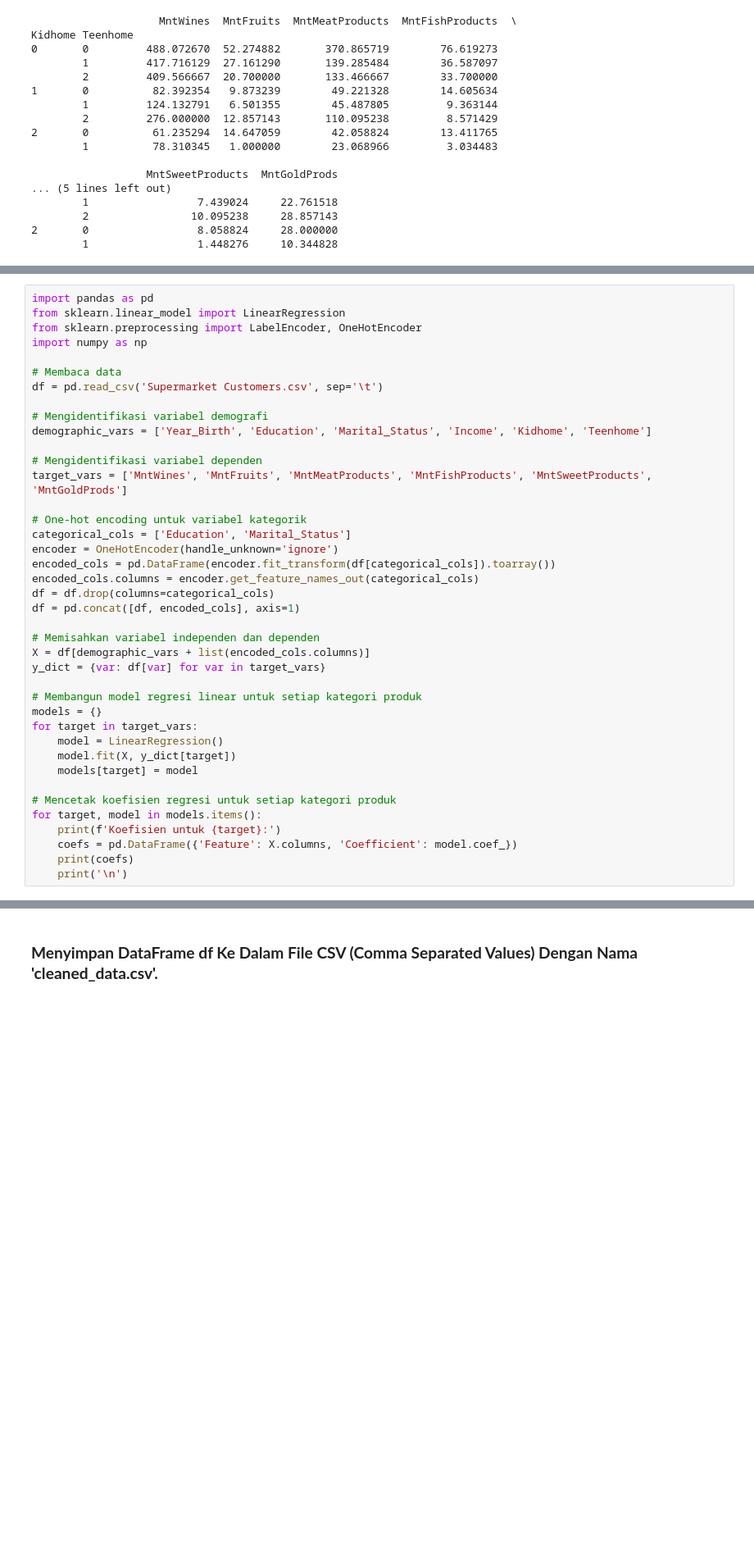
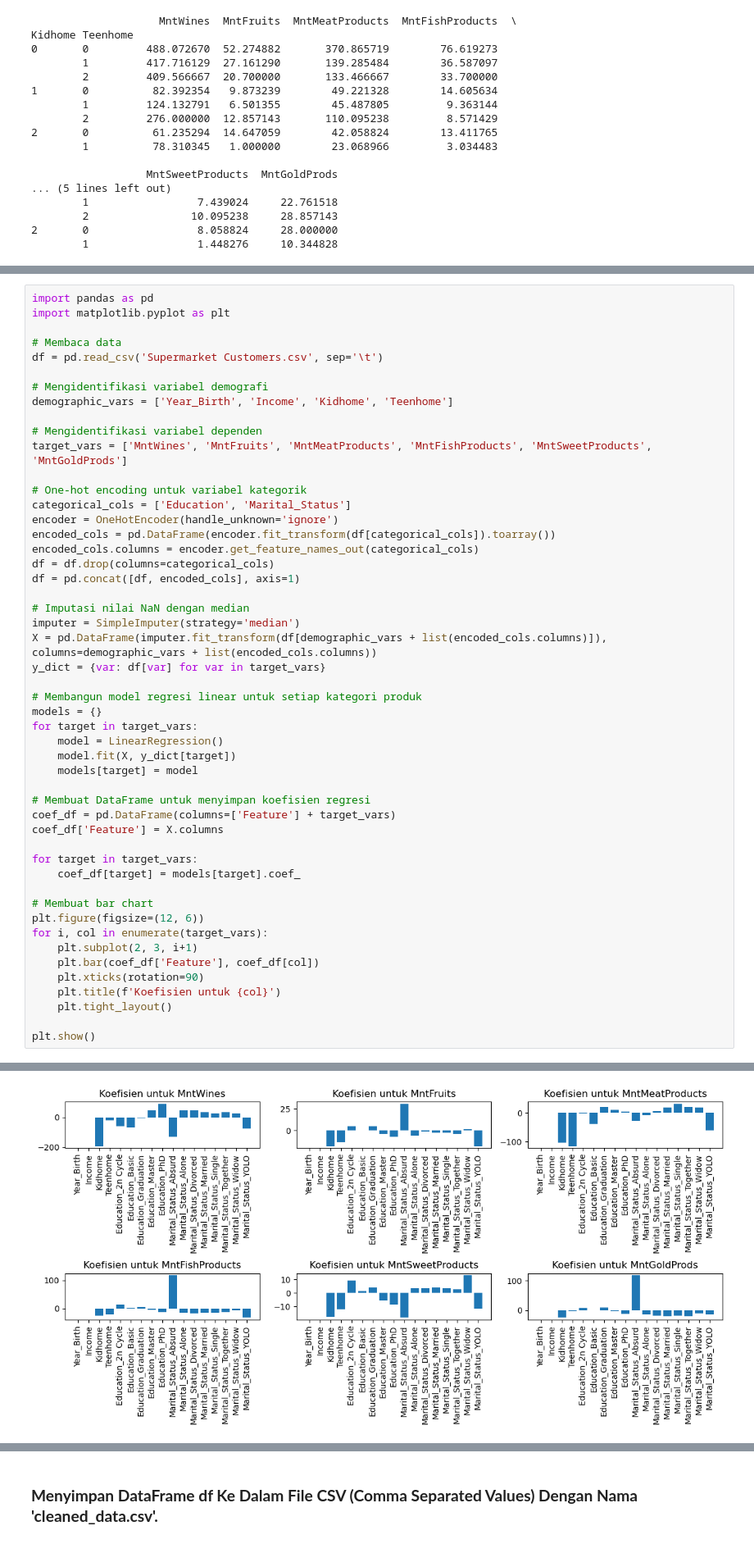
Before and after one commit to Riverroll/PurwadhikaCapstone2, a Jupyter notebook: Cap.ipynb, the cells around one changed output, grey strips where cells are left out. Shown at 82% size. Saved outputs shown, nothing was run; the diff lists cells and outputs as text; blank space fills up the shorter version.

```diff
--- a/Cap.ipynb
+++ b/Cap.ipynb
@@ -442,14 +440,12 @@ Index(['ID\tYear_Birth\tEducation\tMarital_Status\tIncome\tKidhome\tTeenhome\tDt
 # %%
 import pandas as pd
-from sklearn.linear_model import LinearRegression
-from sklearn.preprocessing import LabelEncoder, OneHotEncoder
-import numpy as np
+import matplotlib.pyplot as plt
 
 # Membaca data
 df = pd.read_csv('Supermarket Customers.csv', sep='\t')
 
 # Mengidentifikasi variabel demografi
-demographic_vars = ['Year_Birth', 'Education', 'Marital_Status', 'Income', 'Kidhome', 'Teenhome']
+demographic_vars = ['Year_Birth', 'Income', 'Kidhome', 'Teenhome']
 
 # Mengidentifikasi variabel dependen
 target_vars = ['MntWines', 'MntFruits', 'MntMeatProducts', 'MntFishProducts', 'MntSweetProducts', 'MntGoldProds']
@@ -462,8 +458,9 @@ encoded_cols.columns = encoder.get_feature_names_out(categorical_cols)
 df = df.drop(columns=categorical_cols)
 df = pd.concat([df, encoded_cols], axis=1)
 
-# Memisahkan variabel independen dan dependen
-X = df[demographic_vars + list(encoded_cols.columns)]
+# Imputasi nilai NaN dengan median
+imputer = SimpleImputer(strategy='median')
+X = pd.DataFrame(imputer.fit_transform(df[demographic_vars + list(encoded_cols.columns)]), columns=demographic_vars + list(encoded_cols.columns))
 y_dict = {var: df[var] for var in target_vars}
 
 # Membangun model regresi linear untuk setiap kategori produk
@@ -473,10 +470,21 @@ for target in target_vars:
     model.fit(X, y_dict[target])
     models[target] = model
 
-# Mencetak koefisien regresi untuk setiap kategori produk
-for target, model in models.items():
-    print(f'Koefisien untuk {target}:')
-    coefs = pd.DataFrame({'Feature': X.columns, 'Coefficient': model.coef_})
-    print(coefs)
-    print('\n')
+# Membuat DataFrame untuk menyimpan koefisien regresi
+coef_df = pd.DataFrame(columns=['Feature'] + target_vars)
+coef_df['Feature'] = X.columns
+
+for target in target_vars:
+    coef_df[target] = models[target].coef_
+
+# Membuat bar chart
+plt.figure(figsize=(12, 6))
+for i, col in enumerate(target_vars):
+    plt.subplot(2, 3, i+1)
+    plt.bar(coef_df['Feature'], coef_df[col])
+    plt.xticks(rotation=90)
+    plt.title(f'Koefisien untuk {col}')
+    plt.tight_layout()
+
+plt.show()
 # %% [output]
@@ -483,0 +491 @@ FileNotFoundError: [Errno 2] No such file or directory: 'dataset.csv'
+[figure, added]
```
Also changed, not shown: parts of 5 cells of this notebook.
